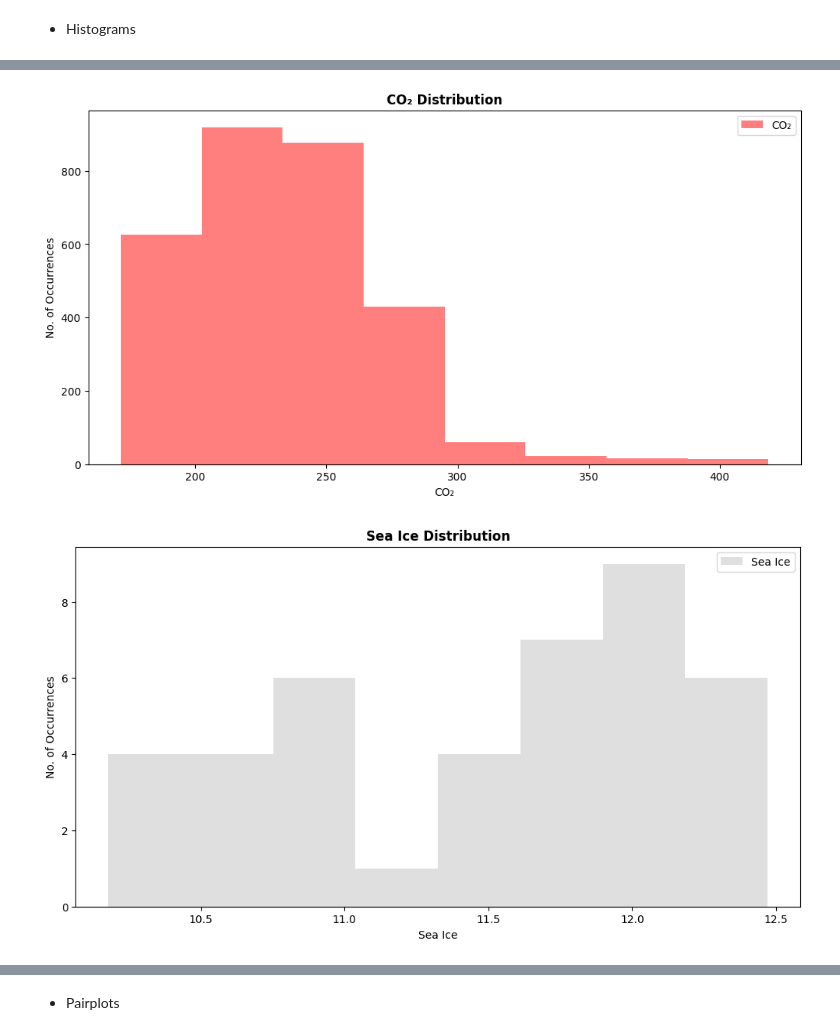
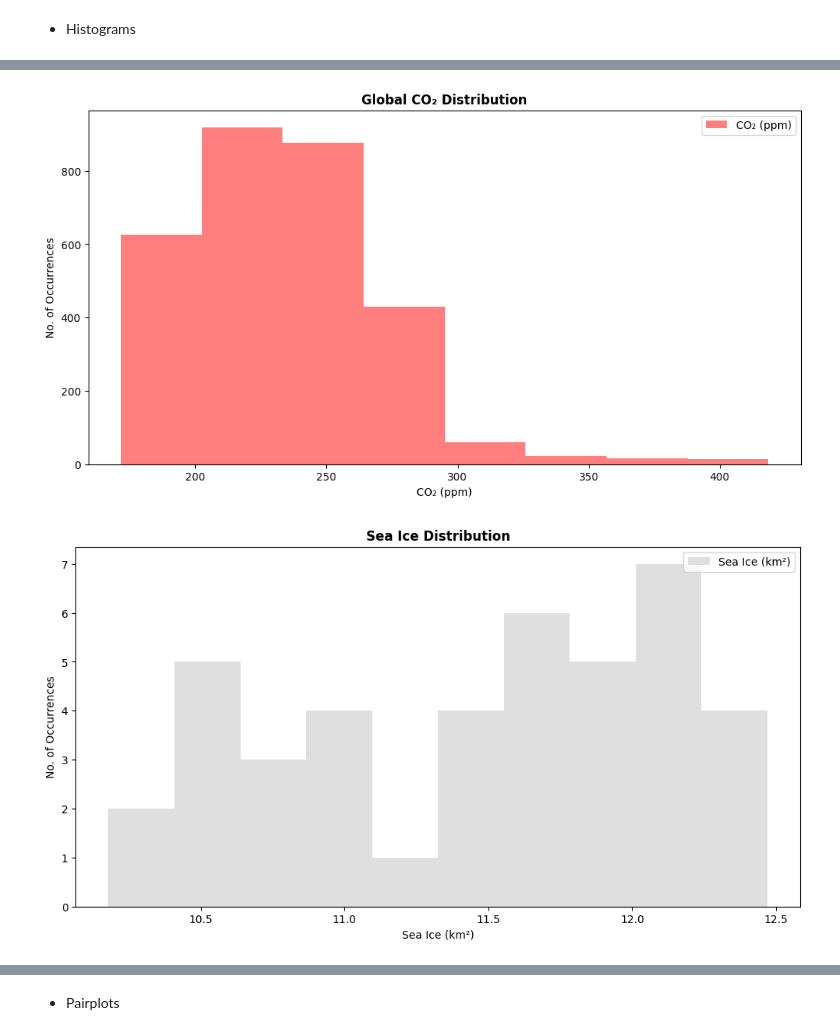
Before and after one commit to rachel-king4/PfDA_Assignment_2, a Jupyter notebook: pfda_assignment_2.ipynb, the cells around one changed output, grey strips where cells are left out. Cells and saved outputs as stored; diff of their text form; code cells hidden in the pictures.

```diff
--- a/pfda_assignment_2.ipynb
+++ b/pfda_assignment_2.ipynb
@@ -720,27 +732,27 @@ From the data displayed in the table above, the value of 0.93 for correlation be
 # %%
-# Plot a Histogram for CO₂ Distribution
+# Plot a Histogram for Global CO₂ Distribution
 
 fig, ax = plt.subplots(figsize = (12,6))
 
-ax.set_title("CO₂ Distribution", fontweight='bold') # to set the title of the plot
-ax.set(xlabel='CO₂')    # to set the x axis title
+ax.set_title("Global CO₂ Distribution", fontweight='bold') # to set the title of the plot
+ax.set(xlabel='CO₂ (ppm)')    # to set the x axis title
 ax.set(ylabel="No. of Occurrences") # to set the y axis title
-ax.hist(combined_data['co2'], bins=8, alpha=0.5, label="CO₂", color='red')  # to plot a histogram of CO₂ distribution
+ax.hist(combined_data['co2'], bins=8, alpha=0.5, label="CO₂ (ppm)", color='red')  # to plot a histogram of CO₂ distribution
 ax.legend(loc='upper right'); # to place the legend of the plot in the upper right
 # %% [output]
-[figure, old version]
+[figure, new version]
 # %%
 # Plot a Histogram for Sea Ice Distribution
 
 fig, ax = plt.subplots(figsize = (12,6))
 
 ax.set_title("Sea Ice Distribution", fontweight='bold') # to set the title of the plot
-ax.set(xlabel='Sea Ice')    # to set the x axis title
+ax.set(xlabel='Sea Ice (km²)')    # to set the x axis title
 ax.set(ylabel="No. of Occurrences") # to set the y axis title
-ax.hist(combined_data['sea_ice'], bins=8, alpha=0.5, label="Sea Ice", color='silver')  # to plot a histogram of sea ice distribution
+ax.hist(combined_data['sea_ice'], bins=10, alpha=0.5, label="Sea Ice (km²)", color='silver')  # to plot a histogram of sea ice distribution
 ax.legend(loc='upper right'); # to place the legend of the plot in the upper right
 # %% [output]
-[figure, old version]
+[figure, new version]
 # %%
 # Plot a Histogram for Temperature and Rainfall in Ireland Distribution
 
```
Also changed, not shown: parts of 27 cells of this notebook, 1 other file.
